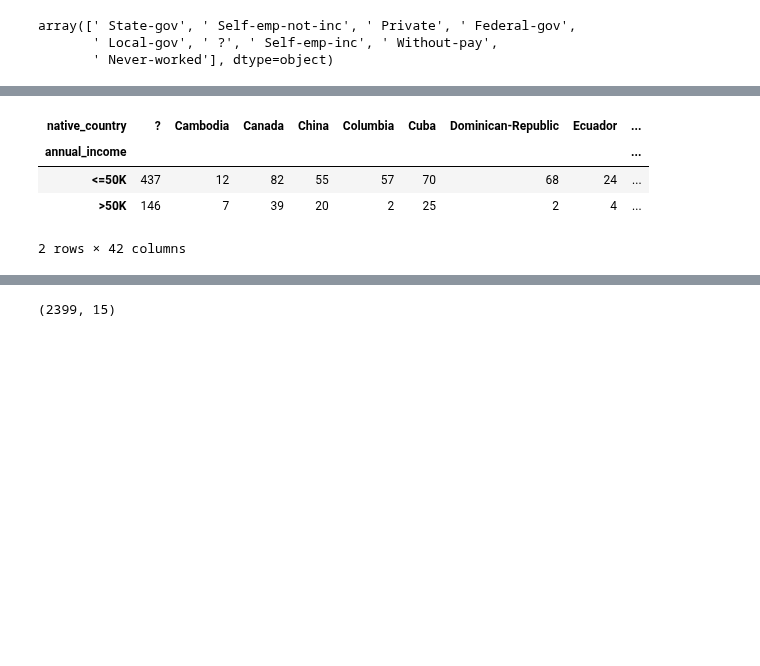
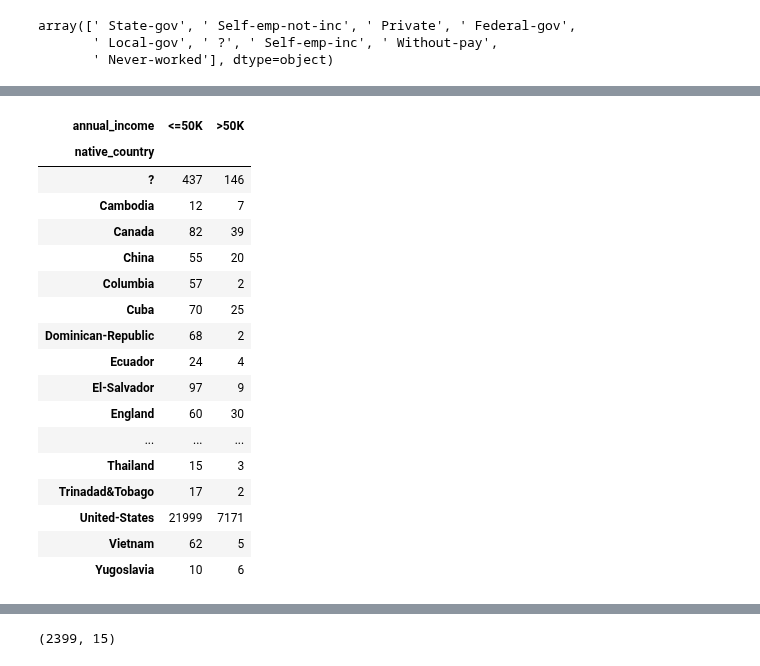
Before and after one commit to wnayden/MSDS7331, a Jupyter notebook: Lab_1_95_census_data.ipynb, the cells around one changed output, grey strips where cells are left out. Saved outputs shown, nothing was run; the diff lists cells and outputs as text; code cells hidden in the pictures; blank space fills up the shorter version.

Commit message:
committing with mosiac plot and proportion tables

```diff
--- a/Lab_1_95_census_data.ipynb
+++ b/Lab_1_95_census_data.ipynb
@@ -6,7 +5,7 @@ import
 # %%
 raw_data_url = 'https://raw.githubusercontent.com/andrewmejia600/MSDS7331/master/RAW_DATA/adult.data'
 # %%
-raw_census_95_data_names = ['age', 'workclass', 'fnlwght', 'education', 'education_num_yr', 'martial_status', 'occupation', 'relationship', 'race', 'sex', 'cap_gain', 'cap_loss', 'hours_per_week', 'native_country', 'annual_income']
+raw_census_95_data_names = ['age', 'workclass', 'fnlwght', 'education', 'education_num_yr', 'marital_status', 'occupation', 'relationship', 'race', 'sex', 'cap_gain', 'cap_loss', 'hours_per_week', 'native_country', 'annual_income']
 # %%
 raw_census_95_data = pd.read_csv(raw_data_url, names = raw_census_95_data_names)
 # %%
@@ -149,11 +169,24 @@ pd.crosstab(raw_census_95_data.annual_income, raw_census_95_data.occupation)
 # %%
-pd.crosstab(raw_census_95_data.annual_income, raw_census_95_data.native_country)
+pd.crosstab(raw_census_95_data.native_country, raw_census_95_data.annual_income)
 # %% [output]
-| native_country | ? | Cambodia | Canada | China | Columbia | Cuba | Dominican-Republic | Ecuador | ... |
-| annual_income |  |  |  |  |  |  |  |  | ... |
-| <=50K | 437 | 12 | 82 | 55 | 57 | 70 | 68 | 24 | ... |
-| >50K | 146 | 7 | 39 | 20 | 2 | 25 | 2 | 4 | ... |
+| annual_income | <=50K | >50K |
+| native_country |  |  |
+| ? | 437 | 146 |
+| Cambodia | 12 | 7 |
+| Canada | 82 | 39 |
+| China | 55 | 20 |
+| Columbia | 57 | 2 |
+| Cuba | 70 | 25 |
+| Dominican-Republic | 68 | 2 |
+| Ecuador | 24 | 4 |
+| El-Salvador | 97 | 9 |
+| England | 60 | 30 |
+| ... | ... | ... |
+| Thailand | 15 | 3 |
+| Trinadad&Tobago | 17 | 2 |
+| United-States | 21999 | 7171 |
+| Vietnam | 62 | 5 |
+| Yugoslavia | 10 | 6 |
-2 rows × 42 columns
 # %%
 #https://pandas.pydata.org/pandas-docs/stable/reference/api/pandas.Series.str.contains.html
 raw_census_95_data[(raw_census_95_data.workclass != ' ?') & (raw_census_95_data.occupation == ' ?')]
```
Also changed, not shown: parts of 15 cells of this notebook.
